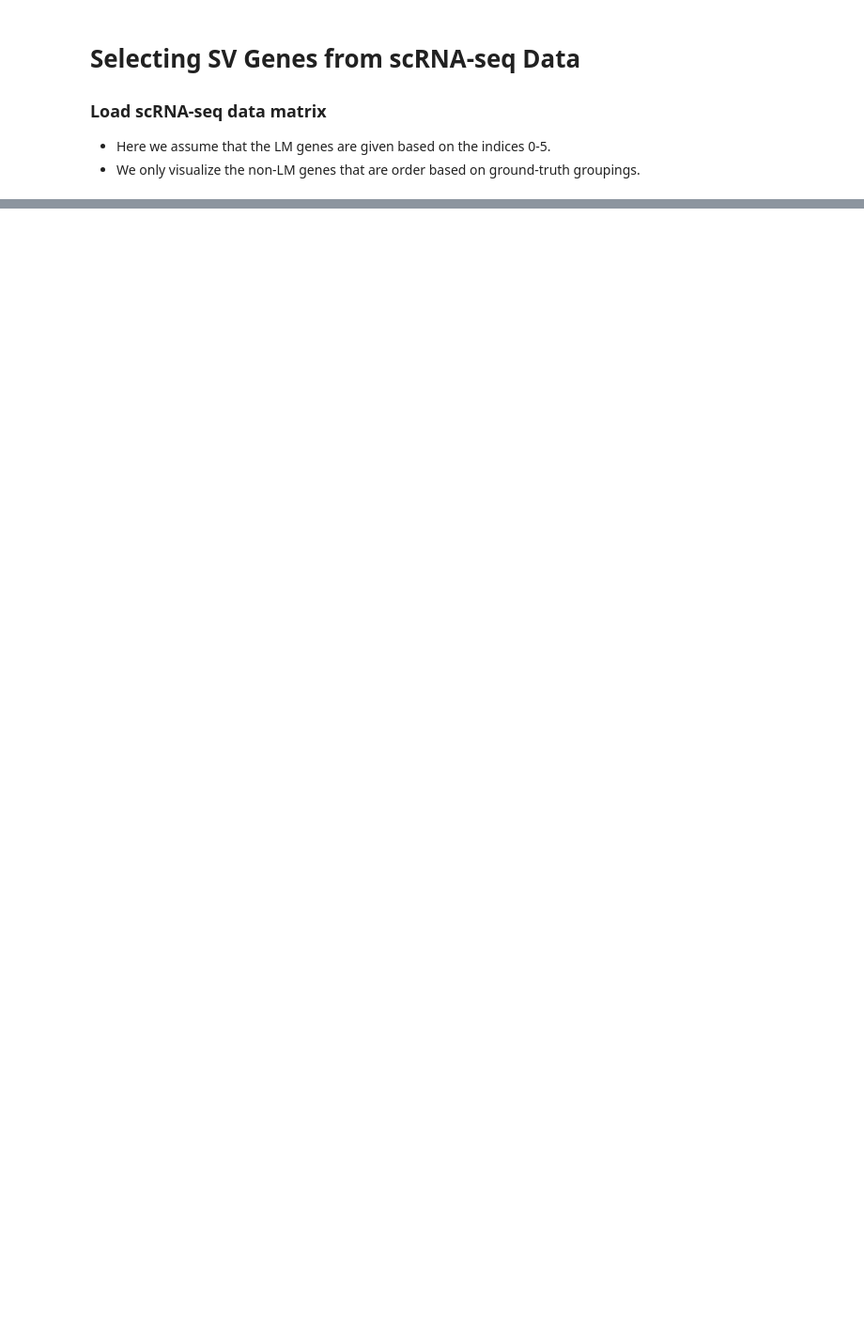
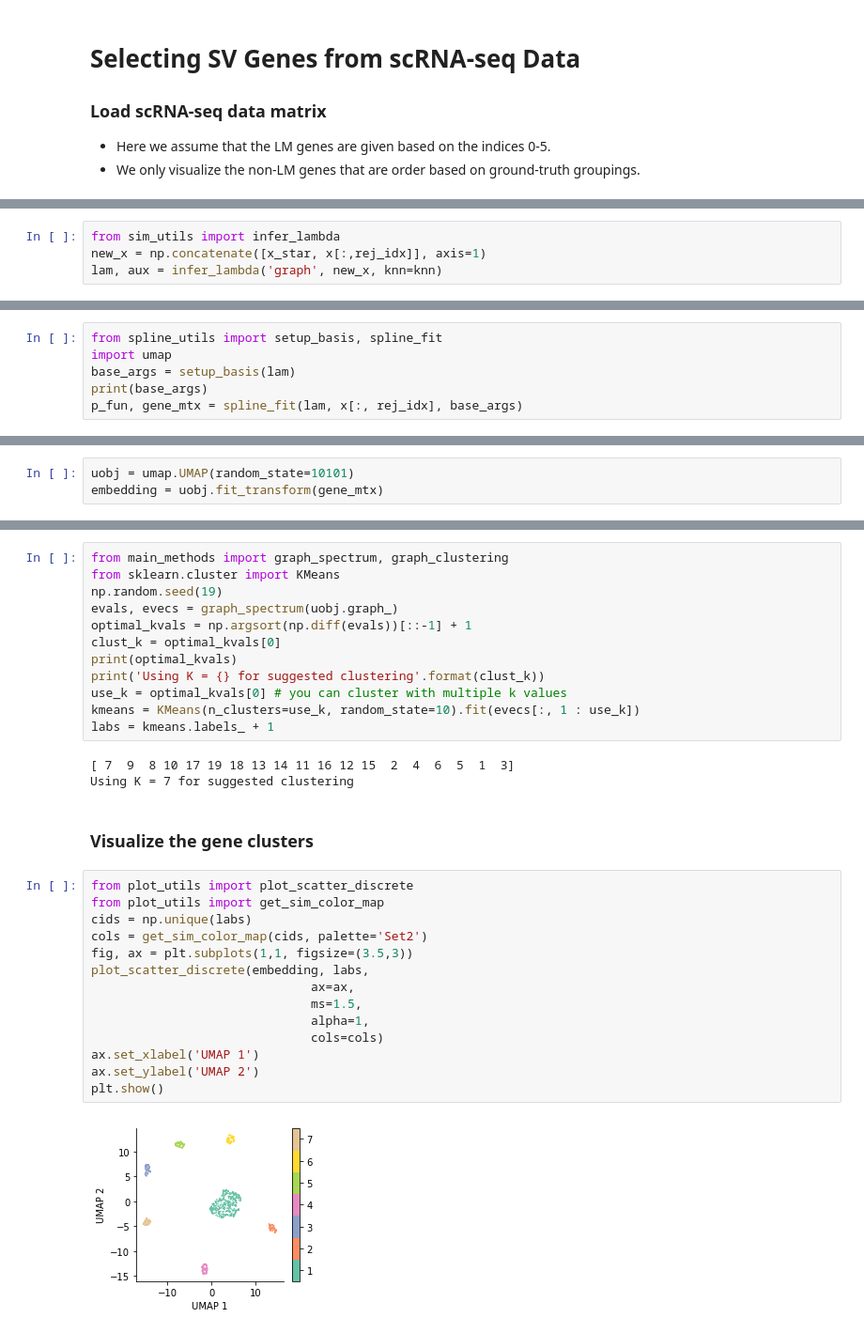
Before and after one commit to yashpatel5400/gliss, a Jupyter notebook: GLISS_Tutorial.ipynb, the cells around one changed output, grey strips where cells are left out. Shown: that part at 94% size. Saved outputs shown, nothing was run; the diff lists cells and outputs as text; blank space fills up the shorter version.

```diff
--- a/GLISS_Tutorial.ipynb
+++ b/GLISS_Tutorial.ipynb
@@ -103,0 +113,4 @@ non-LM gene matrix dimension: (1500, 5994)
+# %%
+from sim_utils import infer_lambda
+new_x = np.concatenate([x_star, x[:,rej_idx]], axis=1)
+lam, aux = infer_lambda('graph', new_x, knn=knn)
@@ -103,0 +119,6 @@ non-LM gene matrix dimension: (1500, 5994)
+# %%
+from spline_utils import setup_basis, spline_fit
+import umap
+base_args = setup_basis(lam)
+print(base_args)
+p_fun, gene_mtx = spline_fit(lam, x[:, rej_idx], base_args)
@@ -103,0 +128,3 @@ non-LM gene matrix dimension: (1500, 5994)
+# %%
+uobj = umap.UMAP(random_state=10101)
+embedding = uobj.fit_transform(gene_mtx)
@@ -103,0 +135,33 @@ non-LM gene matrix dimension: (1500, 5994)
+# %%
+from main_methods import graph_spectrum, graph_clustering
+from sklearn.cluster import KMeans
+np.random.seed(19)
+evals, evecs = graph_spectrum(uobj.graph_)
+optimal_kvals = np.argsort(np.diff(evals))[::-1] + 1
+clust_k = optimal_kvals[0]
+print(optimal_kvals)
+print('Using K = {} for suggested clustering'.format(clust_k))
+use_k = optimal_kvals[0] # you can cluster with multiple k values
+kmeans = KMeans(n_clusters=use_k, random_state=10).fit(evecs[:, 1 : use_k])
+labs = kmeans.labels_ + 1
+# %% [output]
+[ 7  9  8 10 17 19 18 13 14 11 16 12 15  2  4  6  5  1  3]
+Using K = 7 for suggested clustering
+# %% [markdown]
+### Visualize the gene clusters
+# %%
+from plot_utils import plot_scatter_discrete
+from plot_utils import get_sim_color_map
+cids = np.unique(labs)
+cols = get_sim_color_map(cids, palette='Set2')
+fig, ax = plt.subplots(1,1, figsize=(3.5,3))
+plot_scatter_discrete(embedding, labs,
+                              ax=ax,
+                              ms=1.5,
+                              alpha=1,
+                              cols=cols)
+ax.set_xlabel('UMAP 1')
+ax.set_ylabel('UMAP 2')
+plt.show()
+# %% [output]
+[figure, added]
```
Also changed, not shown: parts of 21 cells of this notebook, 3 other files.
